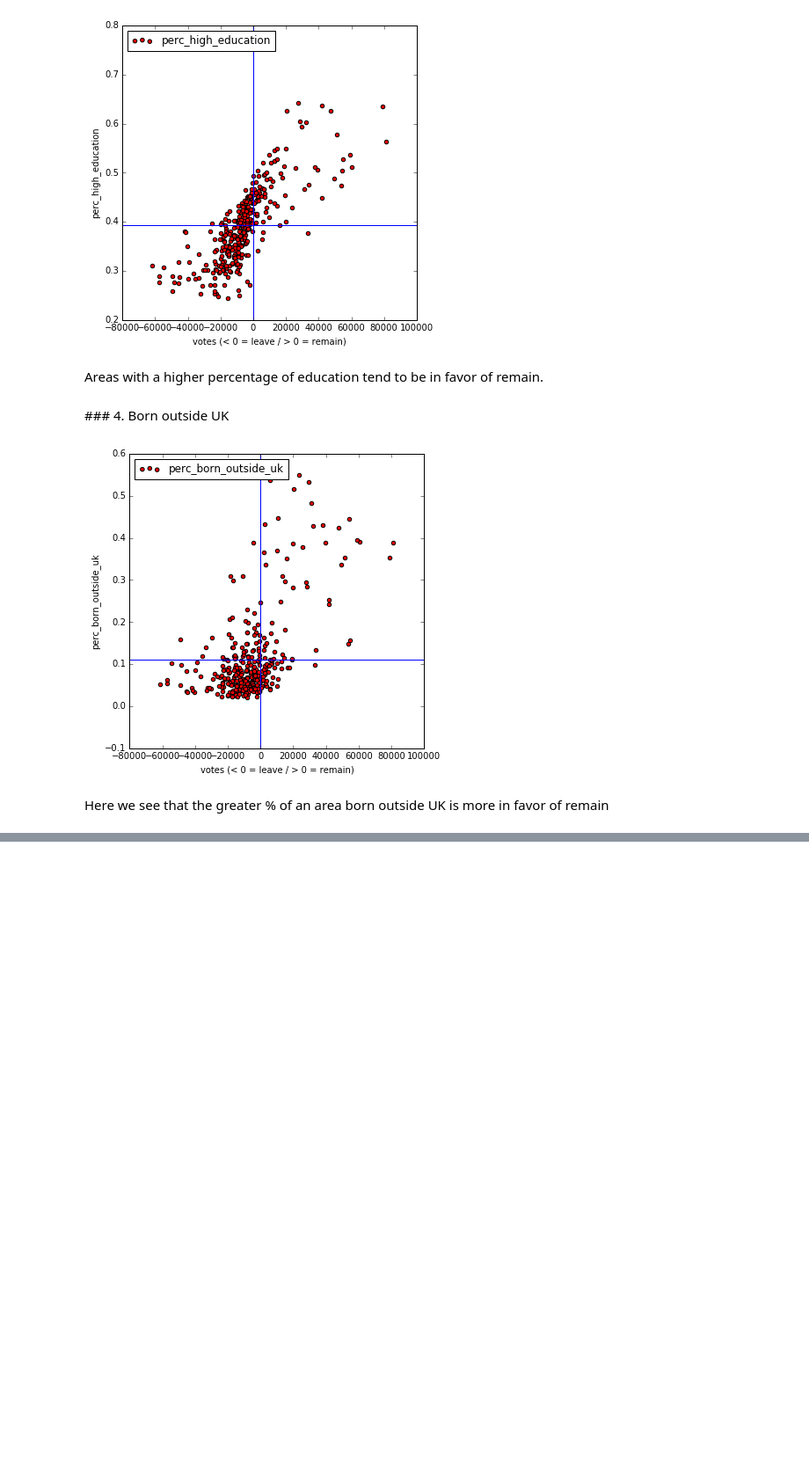
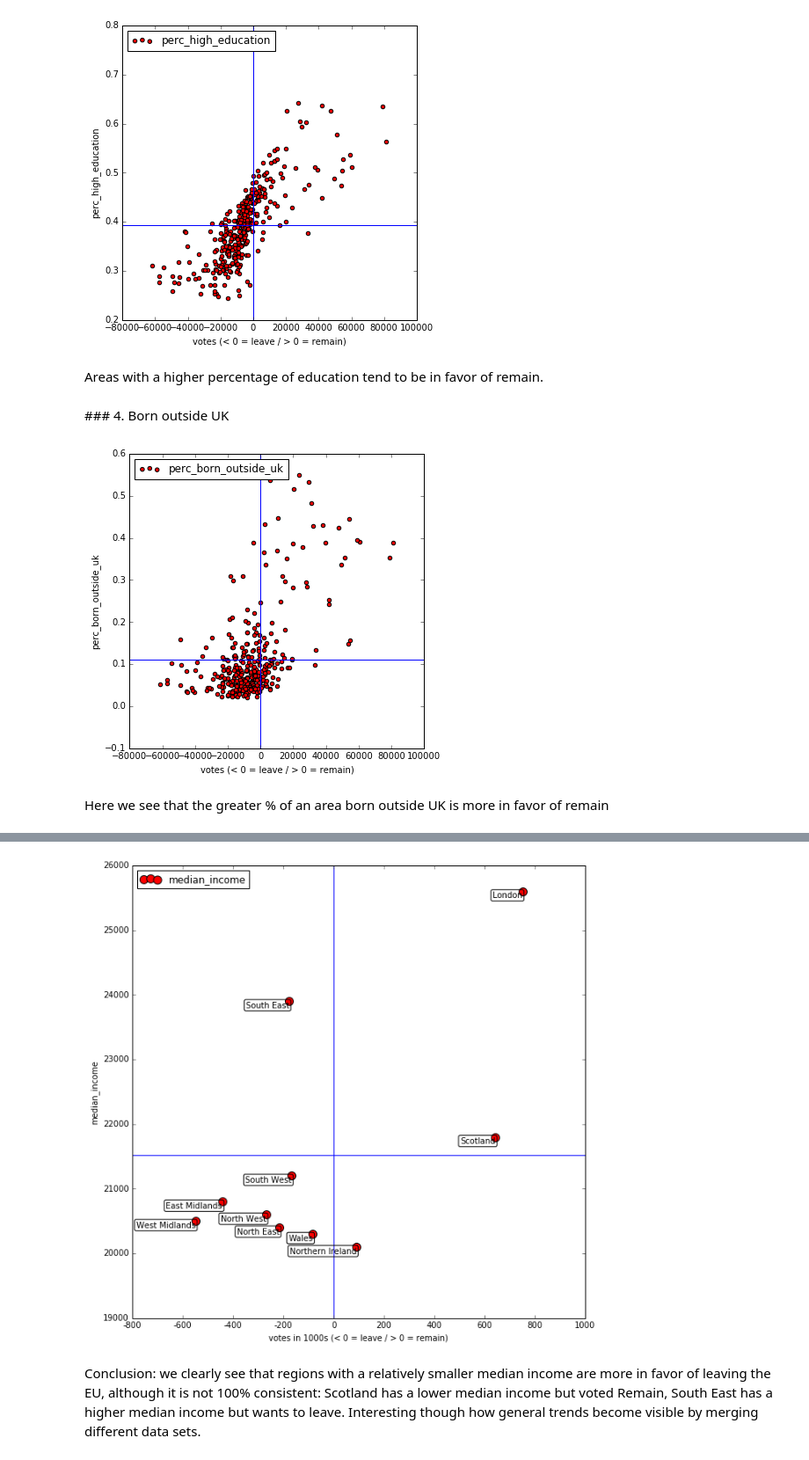
Before and after one commit to bbelderbos/brexit-pandas, a Jupyter notebook: brexit_demographics.ipynb, the cells around one changed output, grey strips where cells are left out. Shown at 88% size. Drawn from its saved outputs; the diff is of its cells as text; code cells hidden in the pictures; blank space fills up the shorter version.

Commit message:
updated demographics notebook with income data

```diff
--- a/brexit_demographics.ipynb
+++ b/brexit_demographics.ipynb
@@ -139,0 +144,3 @@ Here we see that the greater % of an area born outside UK is more in favor of re
+# %%
+votes_region = votes_org.groupby("Region").sum()
+votes_region.head(2)
@@ -139,0 +156,8 @@ Here we see that the greater % of an area born outside UK is more in favor of re
+# %%
+# get the median income per area / region (they are in the same column but merge later will fix that)
+income_url = "https://www.gov.uk/government/uploads/system/uploads/attachment_data/file/510864/Table_3_13_14.xlsx"
+income = pd.read_excel(io=income_url, sheetname="Table_3_13_14", header=10, parse_cols=("A,U"), skiprows=[11,12,13], )
+income.dropna(how='all', inplace=True)
+income.rename(index=str, columns={income.columns[0]: "Region", income.columns[1]: "median_income"}, inplace=True)
+income.set_index("Region", inplace=True)
+income.head(5)
@@ -139,0 +179,3 @@ Here we see that the greater % of an area born outside UK is more in favor of re
+# %%
+# income data has whitespace so merge did not match, clean the whitespaces
+income.index = income.index.str.strip()
@@ -139,0 +187,6 @@ Here we see that the greater % of an area born outside UK is more in favor of re
+# %%
+# merge the votes and income data sets on their region indexes
+votes_and_income = votes_region.merge(income, left_index=True, right_index=True, how='left')
+votes_and_income.drop_duplicates(subset="Remain", keep="first", inplace=True)
+votes_and_income = votes_and_income[votes_and_income["median_income"] > 0] # clean 2 NANs
+votes_and_income
@@ -139,0 +206,26 @@ Here we see that the greater % of an area born outside UK is more in favor of re
+# %%
+# cannot reuse earlier showplot method, so tweak the code here
+# had to add FuncFormatter as well because the x axis has much greater vote values, because we measure
+# regions (=bigger) instead of areas (=smaller) here
+factor = "median_income"
+fig = plt.figure(figsize=(10, 10))
+ax = fig.add_subplot(1,1,1)
+ax.scatter(votes_and_income["votes"], votes_and_income[factor], s=100, c='r', marker="o", label=factor)
+ax.xaxis.set_major_formatter(ticker.FuncFormatter(lambda y, pos: ('%2d')%(y*1e-3)))
+# show region name for each dot
+for i, txt in enumerate(votes_and_income.index):
+    ax.annotate(txt, (votes_and_income["votes"][i], votes_and_income[factor][i]),
+               horizontalalignment='right', verticalalignment='top',
+               bbox=dict(facecolor='none', edgecolor='black', boxstyle='round,pad=0.2'))
+plt.legend(loc='upper left');
+plt.xlabel("votes in 1000s (< 0 = leave / > 0 = remain)")
+plt.ylabel(factor)
+plt.axvline(x=0)
+
+plt.axhline(y=votes_and_income[factor].mean()) # draw a horizontal line in the mean of the dataset
+plt.show()
+#fig.savefig(factor+".png")
+# %% [output]
+[figure, added]
+# %% [markdown]
+Conclusion: we clearly see that regions with a relatively smaller median income are more in favor of leaving the EU, although it is not 100% consistent: Scotland has a lower median income but voted Remain, South East has a higher median income but wants to leave. Interesting though how general trends become visible by merging different data sets.
```
Also changed, not shown: parts of 10 cells of this notebook.
